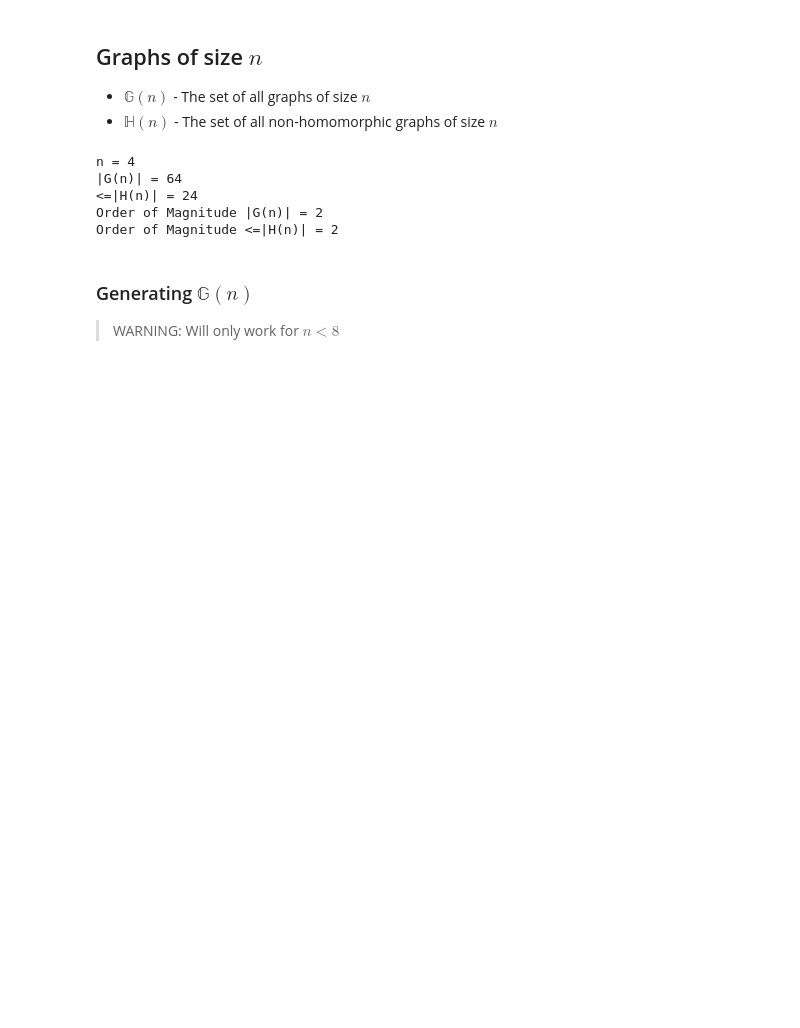
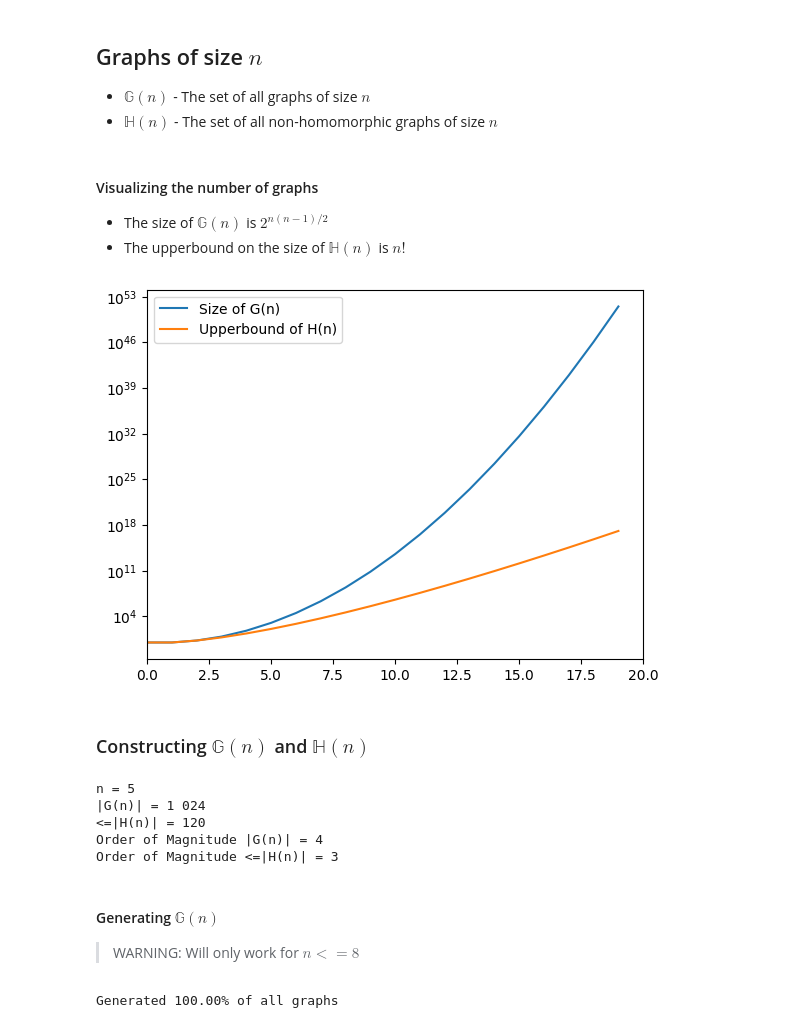
Before and after one commit to orwellian225/Code, a Jupyter notebook: classical/main.ipynb, the cells around one changed output. Drawn from its saved outputs; the diff is of its cells as text; code cells hidden in the pictures; blank space fills up the shorter version.

```diff
--- a/classical/main.ipynb
+++ b/classical/main.ipynb
@@ -120,8 +134,30 @@ i Bitstring Bitint Edge-Sequence Edge-Count Connectivity-Sequence Connectivity-S
 
 * $\mathbb{G}(n)$ - The set of all graphs of size $n$
 * $\mathbb{H}(n)$ - The set of all non-homomorphic graphs of size $n$
+# %% [markdown]
+#### Visualizing the number of graphs
+
+* The size of $\mathbb{G}(n)$ is $2^{n(n-1)/2}$
+* The upperbound on the size of $\mathbb{H}(n)$ is $n!$
+# %%
+n = np.arange(20, dtype=np.int32)
+# size_G = np.power(np.array(n * (n - 1) / 2, dtype=np.int32), [2])
+size_G = 2 ** (n * (n - 1) / 2)
+size_H = scpp.factorial(n)
+
+plt.plot(n, size_G, label='Size of G(n)')
+plt.plot(n, size_H, label='Upperbound of H(n)')
+
+plt.legend(loc='upper left')
+plt.xlim(left=0, right=20)
+plt.yscale('log')
+# %% [output]
+[figure, added]
+# %% [markdown]
+### Constructing $\mathbb{G}(n)$ and $\mathbb{H}(n)$
 # %%
-graph_size = 4
+graph_size = 5
+bitlength = int(graph_size * (graph_size - 1) / 2) # not reused because has different meaning
 num_graphs = int( 2**(graph_size * (graph_size - 1) / 2) )
 num_hgraphs = int(m.factorial(graph_size))
 
@@ -131,12 +167,26 @@ print(f"<=|H(n)| = {num_hgraphs:,}".replace(',', ' '))
 print(f"Order of Magnitude |G(n)| = {m.ceil(m.log10(num_graphs))}")
 print(f"Order of Magnitude <=|H(n)| = {m.ceil(m.log10(num_hgraphs))}")
 # %% [output]
-n = 4
-|G(n)| = 64
-<=|H(n)| = 24
-Order of Magnitude |G(n)| = 2
-Order of Magnitude <=|H(n)| = 2
+n = 5
+|G(n)| = 1 024
+<=|H(n)| = 120
+Order of Magnitude |G(n)| = 4
+Order of Magnitude <=|H(n)| = 3
 # %% [markdown]
-### Generating $\mathbb{G}(n)$
+#### Generating $\mathbb{G}(n)$
 
-> WARNING: Will only work for $n < 8$
+> WARNING: Will only work for $n <= 8$
+# %%
+G = []
+if graph_size > 7:
+    raise UserWarning(f"Too large n = {graph_size} for G(n) generation\n\tThere are {num_graphs} graphs in G({graph_size})")
+
+for i in range(num_graphs):
+    if i % 10_000 == 0:
+        print(f"\rGenerated {i / num_graphs * 100:.2f}% of all graphs", end='')
+
+    graph_bitstring = bin(i)[2:].zfill(bitlength)
+    G.append(Graph(Graph.bitstring_to_adjacency_matrix(graph_bitstring)))
+print(f"\rGenerated 100.00% of all graphs")
+# %% [output]
+Generated 100.00% of all graphs
```
Also changed, not shown: parts of 11 cells of this notebook.
